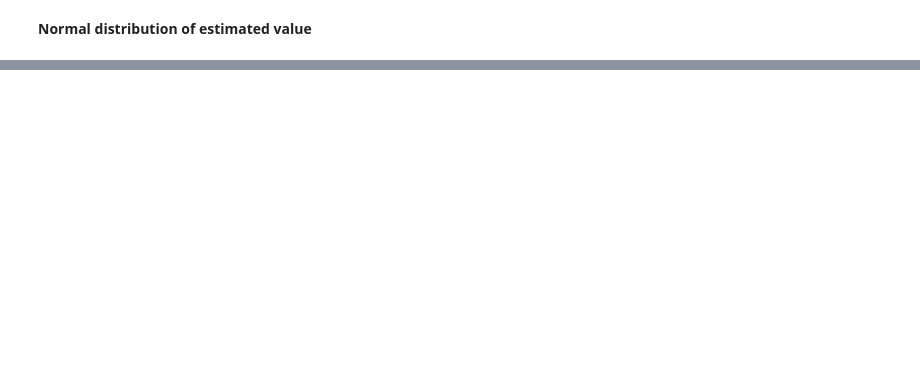
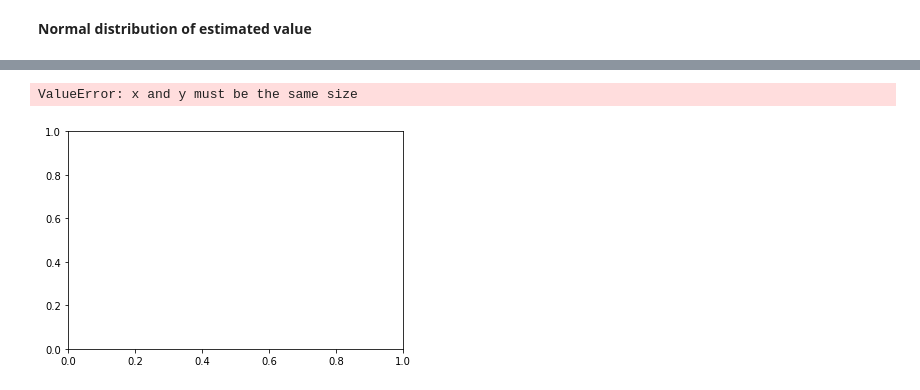
Before and after one commit to Yehan-Edirisinghe/Labo_cal, a Jupyter notebook: lecture_9/note.ipynb, the cells around one changed output, grey strips where cells are left out. Saved outputs shown, nothing was run; the diff lists cells and outputs as text; code cells hidden in the pictures; blank space fills up the shorter version.

```diff
--- a/lecture_9/note.ipynb
+++ b/lecture_9/note.ipynb
@@ -227,0 +244,5 @@ plt.show()
+# %%
+plt.scatter(t_range,estim)
+# %% [output]
+ValueError: x and y must be the same size
+[figure, added]
```
Also changed, not shown: parts of 19 cells of this notebook, 1 other file.
